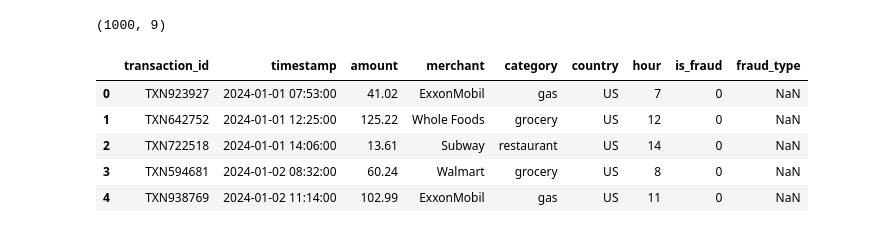
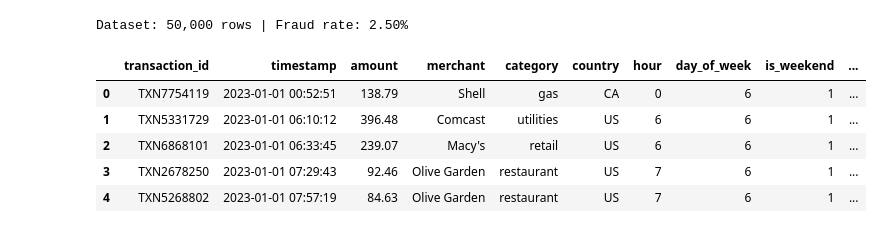
Before and after one commit to lautaro22ramos-wq/SynthAudit, a Jupyter notebook: notebooks/02_fraud_detection_model.ipynb, the cells around one changed output. Cells and saved outputs as stored; diff of their text form; code cells hidden in the pictures.

```diff
--- a/notebooks/02_fraud_detection_model.ipynb
+++ b/notebooks/02_fraud_detection_model.ipynb
@@ -1,22 +12,35 @@
 # %%
 import pandas as pd
 import numpy as np
 import matplotlib.pyplot as plt
 import seaborn as sns
 from sklearn.ensemble import RandomForestClassifier
-from sklearn.model_selection import train_test_split
-from sklearn.metrics import classification_report, confusion_matrix, roc_auc_score
+from sklearn.model_selection import StratifiedKFold, cross_val_score, train_test_split
+from sklearn.metrics import (classification_report, confusion_matrix,
+                              roc_auc_score, roc_curve)
 from sklearn.preprocessing import LabelEncoder
+import xgboost as xgb
+import shap
+import warnings
+warnings.filterwarnings('ignore')
 
-sns.set_theme(style="darkgrid")
+BG = '#0F1117'; ACCENT = '#00E5A0'; DANGER = '#FF4B6E'; NEUTRAL = '#4D9FEC'
+plt.rcParams.update({
+    'figure.facecolor': BG, 'axes.facecolor': BG,
+    'axes.edgecolor': '#2A2D3A', 'axes.labelcolor': '#C8CDD8',
+    'xtick.color': '#8B90A0', 'ytick.color': '#8B90A0',
+    'text.color': '#E8ECF5', 'grid.color': '#1E2130',
+    'grid.linewidth': 0.8, 'font.family': 'monospace',
+})
+
 df = pd.read_csv("../data/raw/transactions.csv", parse_dates=["timestamp"])
-print(df.shape)
+print(f"Dataset: {len(df):,} rows | Fraud rate: {df['is_fraud'].mean()*100:.2f}%")
 df.head()
 # %% [output]
-(1000, 9)
+Dataset: 50,000 rows | Fraud rate: 2.50%
-|  | transaction_id | timestamp | amount | merchant | category | country | hour | is_fraud | fraud_type |
-| 0 | TXN923927 | 2024-01-01 07:53:00 | 41.02 | ExxonMobil | gas | US | 7 | 0 | NaN |
-| 1 | TXN642752 | 2024-01-01 12:25:00 | 125.22 | Whole Foods | grocery | US | 12 | 0 | NaN |
-| 2 | TXN722518 | 2024-01-01 14:06:00 | 13.61 | Subway | restaurant | US | 14 | 0 | NaN |
-| 3 | TXN594681 | 2024-01-02 08:32:00 | 60.24 | Walmart | grocery | US | 8 | 0 | NaN |
-| 4 | TXN938769 | 2024-01-02 11:14:00 | 102.99 | ExxonMobil | gas | US | 11 | 0 | NaN |
+|  | transaction_id | timestamp | amount | merchant | category | country | hour | day_of_week | is_weekend | ... |
+| 0 | TXN7754119 | 2023-01-01 00:52:51 | 138.79 | Shell | gas | CA | 0 | 6 | 1 | ... |
+| 1 | TXN5331729 | 2023-01-01 06:10:12 | 396.48 | Comcast | utilities | US | 6 | 6 | 1 | ... |
+| 2 | TXN6868101 | 2023-01-01 06:33:45 | 239.07 | Macy's | retail | US | 6 | 6 | 1 | ... |
+| 3 | TXN2678250 | 2023-01-01 07:29:43 | 92.46 | Olive Garden | restaurant | US | 7 | 6 | 1 | ... |
+| 4 | TXN5268802 | 2023-01-01 07:57:19 | 84.63 | Olive Garden | restaurant | US | 7 | 6 | 1 | ... |
```
Also changed, not shown: parts of 19 cells of this notebook, 2 other files.
